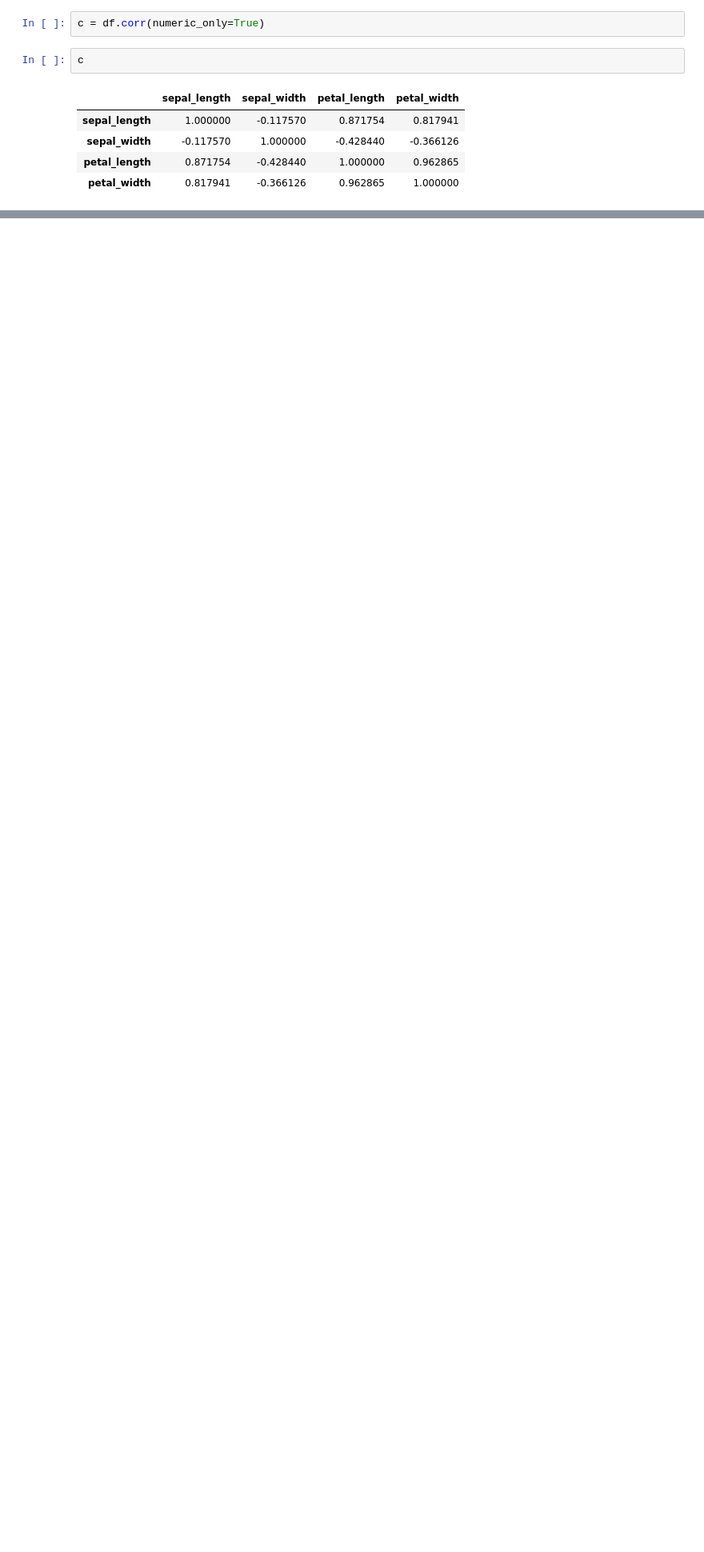
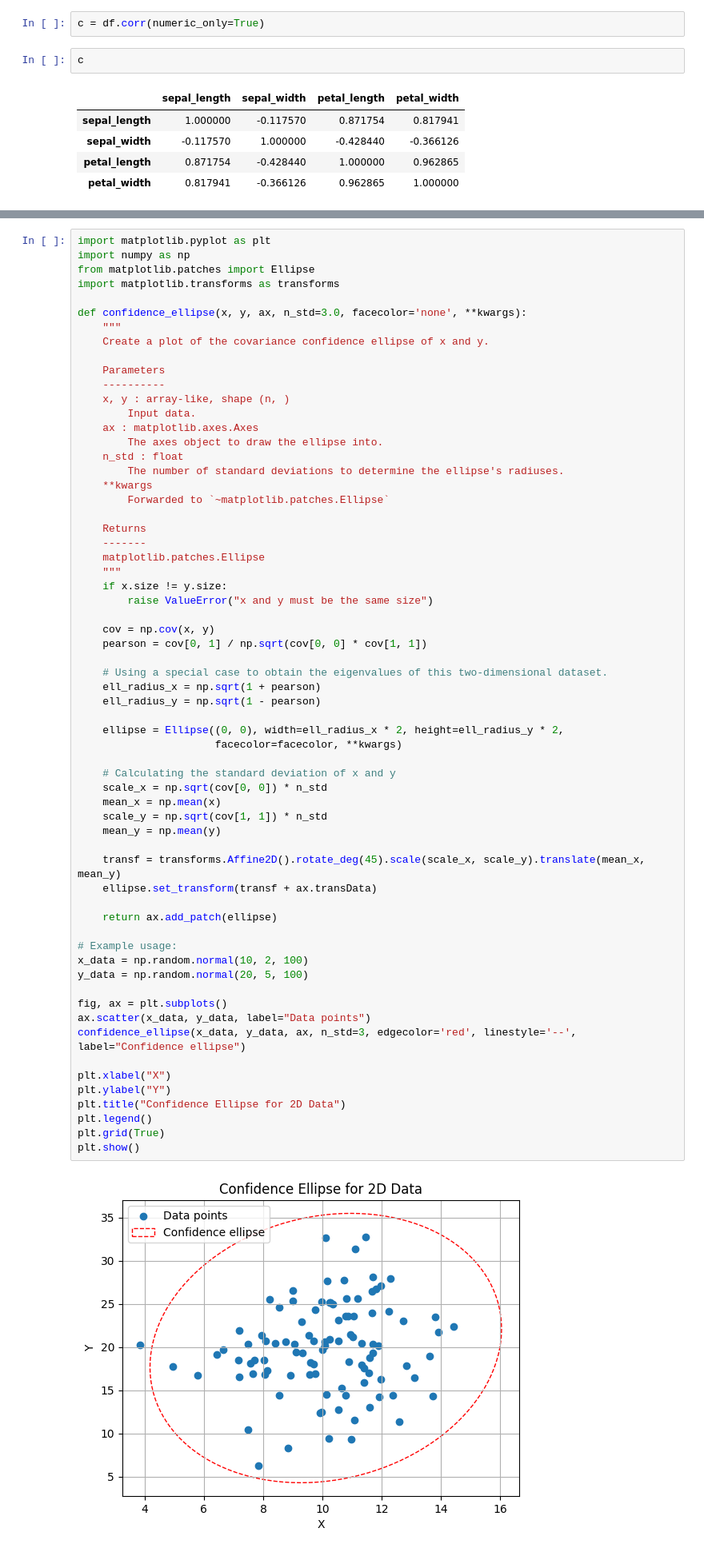
Before and after one commit to KalluRocks/Kalyani-Practice, a Jupyter notebook: test.ipynb, the cells around one changed output, grey strips where cells are left out. Shown at 80% size. Drawn from its saved outputs; the diff is of its cells as text; blank space fills up the shorter version.

Commit message:
ellipse added

```diff
--- a/test.ipynb
+++ b/test.ipynb
@@ -32,3 +32,68 @@ sns.heatmap(c, annot=True, fmt='.2f')
 # %% [output]
 <Axes: >
 [figure]
+# %%
+import matplotlib.pyplot as plt
+import numpy as np
+from matplotlib.patches import Ellipse
+import matplotlib.transforms as transforms
+
+def confidence_ellipse(x, y, ax, n_std=3.0, facecolor='none', **kwargs):
+    """
+    Create a plot of the covariance confidence ellipse of x and y.
+
+    Parameters
+    ----------
+    x, y : array-like, shape (n, )
+        Input data.
+    ax : matplotlib.axes.Axes
+        The axes object to draw the ellipse into.
+    n_std : float
+        The number of standard deviations to determine the ellipse's radiuses.
+    **kwargs
+        Forwarded to `~matplotlib.patches.Ellipse`
+
+    Returns
+    -------
+    matplotlib.patches.Ellipse
+    """
+    if x.size != y.size:
+        raise ValueError("x and y must be the same size")
+
+    cov = np.cov(x, y)
+    pearson = cov[0, 1] / np.sqrt(cov[0, 0] * cov[1, 1])
+
+    # Using a special case to obtain the eigenvalues of this two-dimensional dataset.
+    ell_radius_x = np.sqrt(1 + pearson)
+    ell_radius_y = np.sqrt(1 - pearson)
+
+    ellipse = Ellipse((0, 0), width=ell_radius_x * 2, height=ell_radius_y * 2,
+                      facecolor=facecolor, **kwargs)
+
+    # Calculating the standard deviation of x and y
+    scale_x = np.sqrt(cov[0, 0]) * n_std
+    mean_x = np.mean(x)
+    scale_y = np.sqrt(cov[1, 1]) * n_std
+    mean_y = np.mean(y)
+
+    transf = transforms.Affine2D().rotate_deg(45).scale(scale_x, scale_y).translate(mean_x, mean_y)
+    ellipse.set_transform(transf + ax.transData)
+
+    return ax.add_patch(ellipse)
+
+# Example usage:
+x_data = np.random.normal(10, 2, 100)
+y_data = np.random.normal(20, 5, 100)
+
+fig, ax = plt.subplots()
+ax.scatter(x_data, y_data, label="Data points")
+confidence_ellipse(x_data, y_data, ax, n_std=3, edgecolor='red', linestyle='--', label="Confidence ellipse")
+
+plt.xlabel("X")
+plt.ylabel("Y")
+plt.title("Confidence Ellipse for 2D Data")
+plt.legend()
+plt.grid(True)
+plt.show()
+# %% [output]
+[figure, added]
```
Also changed, not shown: parts of 2 cells of this notebook.
